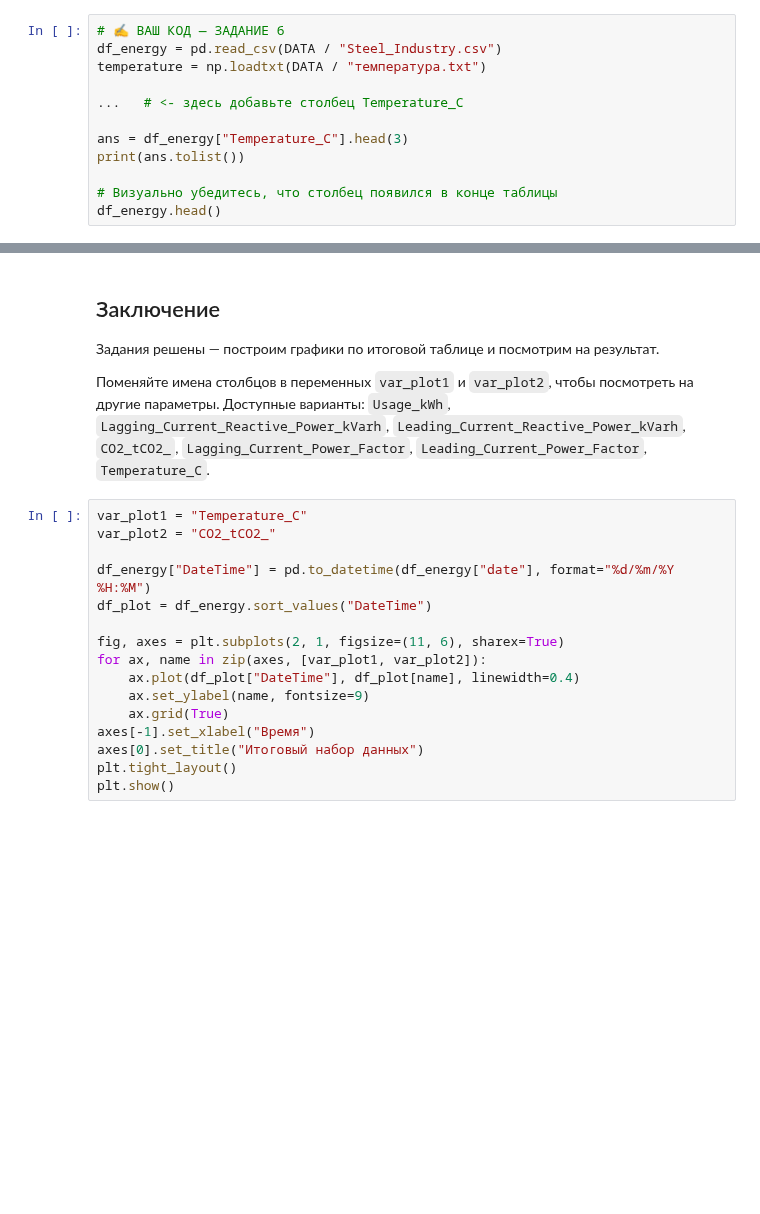
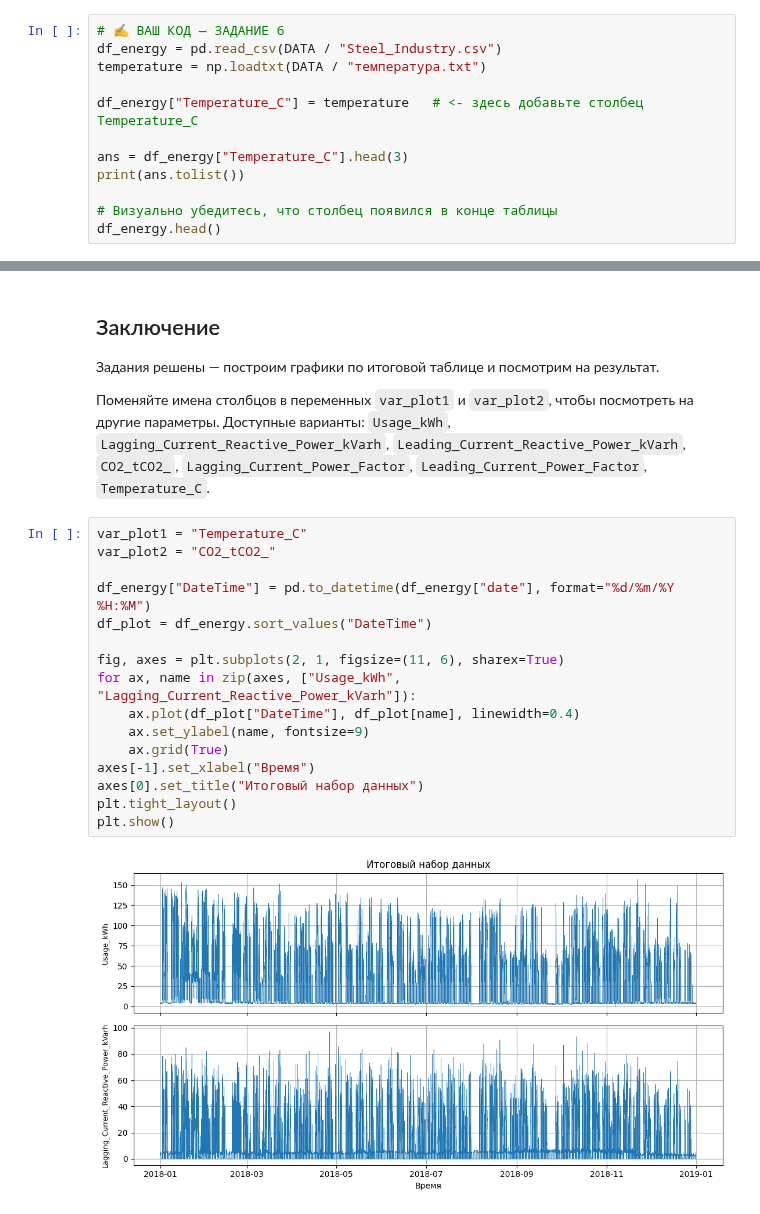
Before and after one commit to Dekortik/ml_2026_DZshka, a Jupyter notebook: 1_homework/1_homework_eda.ipynb, the cells around one changed output, grey strips where cells are left out. Saved outputs shown, nothing was run; the diff lists cells and outputs as text; blank space fills up the shorter version.

```diff
--- a/1_homework/1_homework_eda.ipynb
+++ b/1_homework/1_homework_eda.ipynb
@@ -191,7 +231,7 @@ check(5, ans)
 df_energy = pd.read_csv(DATA / "Steel_Industry.csv")
 temperature = np.loadtxt(DATA / "температура.txt")
 
-...   # <- здесь добавьте столбец Temperature_C
+df_energy["Temperature_C"] = temperature   # <- здесь добавьте столбец Temperature_C
 
 ans = df_energy["Temperature_C"].head(3)
 print(ans.tolist())
@@ -212,16 +262,18 @@ check(6, ans)
 # %%
 var_plot1 = "Temperature_C"
 var_plot2 = "CO2_tCO2_"
 
 df_energy["DateTime"] = pd.to_datetime(df_energy["date"], format="%d/%m/%Y %H:%M")
 df_plot = df_energy.sort_values("DateTime")
 
 fig, axes = plt.subplots(2, 1, figsize=(11, 6), sharex=True)
-for ax, name in zip(axes, [var_plot1, var_plot2]):
+for ax, name in zip(axes, ["Usage_kWh", "Lagging_Current_Reactive_Power_kVarh"]):
     ax.plot(df_plot["DateTime"], df_plot[name], linewidth=0.4)
     ax.set_ylabel(name, fontsize=9)
     ax.grid(True)
 axes[-1].set_xlabel("Время")
 axes[0].set_title("Итоговый набор данных")
 plt.tight_layout()
 plt.show()
+# %% [output]
+[figure, added]
```
Also changed, not shown: parts of 12 cells of this notebook.
